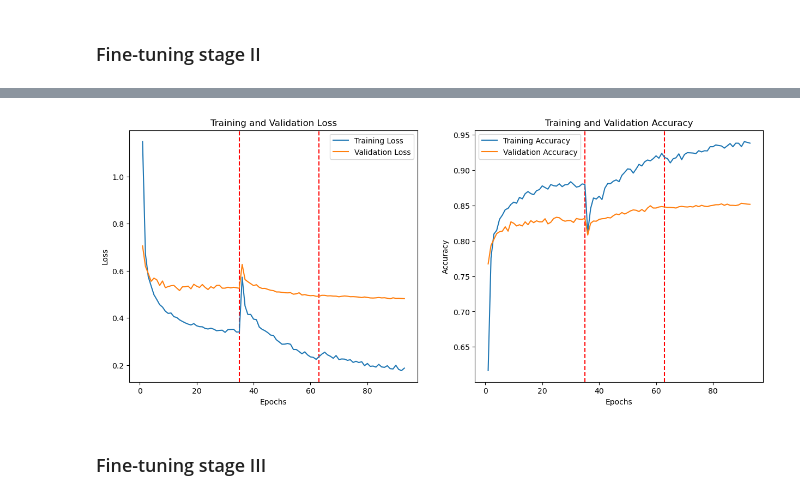
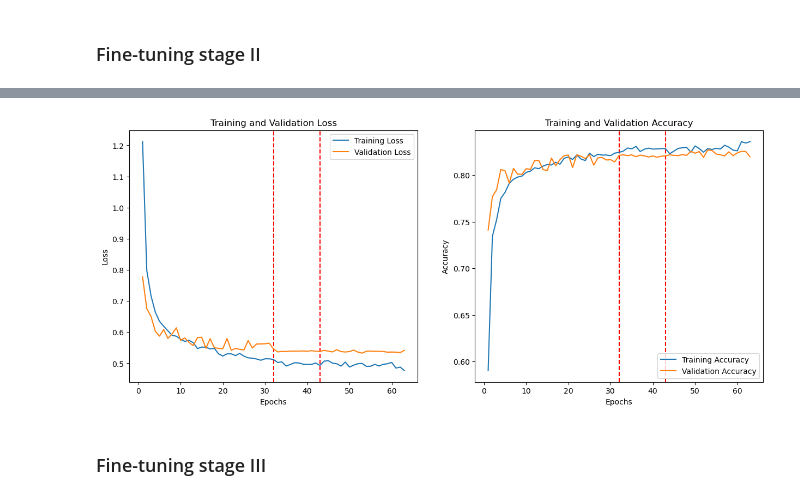
Before and after one commit to XXXG00W0/ECE-GY-6143-ML-deployment-project, a Jupyter notebook: 9-hw-fine-tune-food-MobileNet.ipynb, the cells around one changed output, grey strips where cells are left out. Drawn from its saved outputs; the diff is of its cells as text; code cells hidden in the pictures.

```diff
--- a/9-hw-fine-tune-food-MobileNet.ipynb
+++ b/9-hw-fine-tune-food-MobileNet.ipynb
@@ -625,7 +654,7 @@ hist_fine = model.fit(x=training_gen,
                     validation_data=validation_gen,
                     batch_size=BATCH_SIZE,
                     callbacks=[cp_callback,
-                               TrainStats(),
+                              #  TrainStats(),
                                ft_early_stopping_callback,
                                ft_lr_scheduler,
                             #    backup_callback
@@ -702,7 +740,7 @@ plt.show()
 # %% [markdown]
 ### Fine-tuning stage II
 # %%
-model = tf.keras.models.load_model('fine_tune.keras')
+model = tf.keras.models.load_model('mbn_fine_tune.keras')
 # %%
 base_model.trainable = True
 # unfreeze the last 14 layers (was 7 layers)
@@ -733,14 +771,12 @@ Non-trainable params: 2,166,976
 _________________________________________________________________
 # %%
-first_ft_lr = hist_fine.history['lr'][0]
-last_ft_lr = hist_fine.history['lr'][-1]
 try:
     first_ft_lr = hist_fine.history['lr'][0]
     last_ft_lr = hist_fine.history['lr'][-1]
 except NameError:
     first_ft_lr = history_loaded['lr'][0]
     last_ft_lr = history_loaded['lr'][-1]
-second_ft_lr = first_ft_lr*1/2
+second_ft_lr = first_ft_lr*0.1
 print("First fine tuning learning rate decay from", first_ft_lr, "to", last_ft_lr)
 print("Second fine tuning learning rate:", second_ft_lr)
 # model.compile(...)
@@ -756,13 +792,15 @@ Second fine tuning learning rate: 5.000000237487257e-06
 # %%
-ft2_early_stopping_callback = tf.keras.callbacks.EarlyStopping(monitor="val_accuracy",
-                                                           min_delta=0.001,
+ft2_early_stopping_callback = tf.keras.callbacks.EarlyStopping(monitor="val_loss",
+                                                           min_delta=0.00001,
                                                            patience=10,
                                                            restore_best_weights=True)
 def ft2_scheduler(epoch, lr):
-    if epoch < 20:
+    if epoch < 10:
         return lr
+    elif 10 <= epoch < 20:
+        return lr * np.exp(-0.05)
     else:
-        return lr * np.exp(-0.05)
+        return lr * np.exp(-0.025)
 ft2_lr_scheduler = tf.keras.callbacks.LearningRateScheduler(ft2_scheduler, verbose=0)
 # %%
 n_epochs_fine2 = 200
@@ -796,36 +816,62 @@ Epoch 30: saving model to checkpoint\cp_0030.ckpt
 # %%
 # TODO 11 (required) - plot training history
-border2 = len(hist.history['loss'] + hist_fine.history['loss'])
-ft2_tr_loss = hist.history['loss'] + hist_fine.history['loss'] + hist_fine_2.history['loss']
-ft2_tr_acc = hist.history['accuracy'] + hist_fine.history['accuracy'] + hist_fine_2.history['accuracy']
-ft2_val_loss = hist.history['val_loss'] + hist_fine.history['val_loss'] + hist_fine_2.history['val_loss']
-ft2_val_acc = hist.history['val_accuracy'] + hist_fine.history['val_accuracy'] + hist_fine_2.history['val_accuracy']
+try:
+    tr_loss = hist.history['loss']
+    tr_acc = hist.history['accuracy']
+    val_loss = hist.history['val_loss']
+    val_acc = hist.history['val_accuracy']
+except NameError:
+    history_loaded=np.load('mbn_hist.npy',allow_pickle='TRUE').item()
+    tr_loss = history_loaded['loss']
+    tr_acc = history_loaded['accuracy']
+    val_loss = history_loaded['val_loss']
+    val_acc = history_loaded['val_accuracy']
+try:
+    border = len(tr_loss)
+    ft_tr_loss = tr_loss + hist_fine.history['loss']
+    ft_tr_acc = tr_acc + hist_fine.history['accuracy']
+    ft_val_loss = val_loss + hist_fine.history['val_loss']
+    ft_val_acc = val_acc + hist_fine.history['val_accuracy']
+    epochs = range(1, len(ft_tr_loss) + 1)
+except NameError:
+    border = len(tr_loss)
+    hist_fine_loaded = np.load('mbn_hist_fine.npy',allow_pickle='TRUE').item()
+    ft_tr_loss = tr_loss + hist_fine_loaded['loss']
+    ft_tr_acc = tr_acc + hist_fine_loaded['accuracy']
+    ft_val_loss = val_loss + hist_fine_loaded['val_loss']
+    ft_val_acc = val_acc + hist_fine_loaded['val_accuracy']
+
+border2 = len(ft_tr_loss)
+ft2_tr_loss = ft_tr_loss + hist_fine_2.history['loss']
+ft2_tr_acc = ft_tr_acc + hist_fine_2.history['accuracy']
+ft2_val_loss = ft_val_loss + hist_fine_2.history['val_loss']
+ft2_val_acc = ft_val_acc + hist_fine_2.history['val_accuracy']
 epochs = range(1, len(ft2_tr_loss) + 1)
 
 # Visualizing training and validation loss
 plt.figure(figsize=(15,6))
 plt.subplot(1,2,1)
 plt.axvline(x=border, color='red', linestyle='--', label='')
 plt.axvline(x=border2, color='red', linestyle='--', label='')
 plt.plot(epochs, ft2_tr_loss, label='Training Loss')
 plt.plot(epochs, ft2_val_loss, label='Validation Loss')
 plt.title('Training and Validation Loss')
 plt.xlabel('Epochs')
 plt.ylabel('Loss')
 plt.legend()
 
 plt.subplot(1,2,2)
 plt.axvline(x=border, color='red', linestyle='--', label='')
 plt.axvline(x=border2, color='red', linestyle='--', label='')
 plt.plot(epochs, ft2_tr_acc, label='Training Accuracy')
 plt.plot(epochs, ft2_val_acc, label='Validation Accuracy')
 plt.title('Training and Validation Accuracy')
 plt.xlabel('Epochs')
 plt.ylabel('Accuracy')
 plt.legend()
 plt.show()
 # %% [output]
-[figure, old version]
+[figure, new version]
 # %% [markdown]
 ### Fine-tuning stage III
 # %%
```
Also changed, not shown: parts of 31 cells of this notebook, 36 other files.
